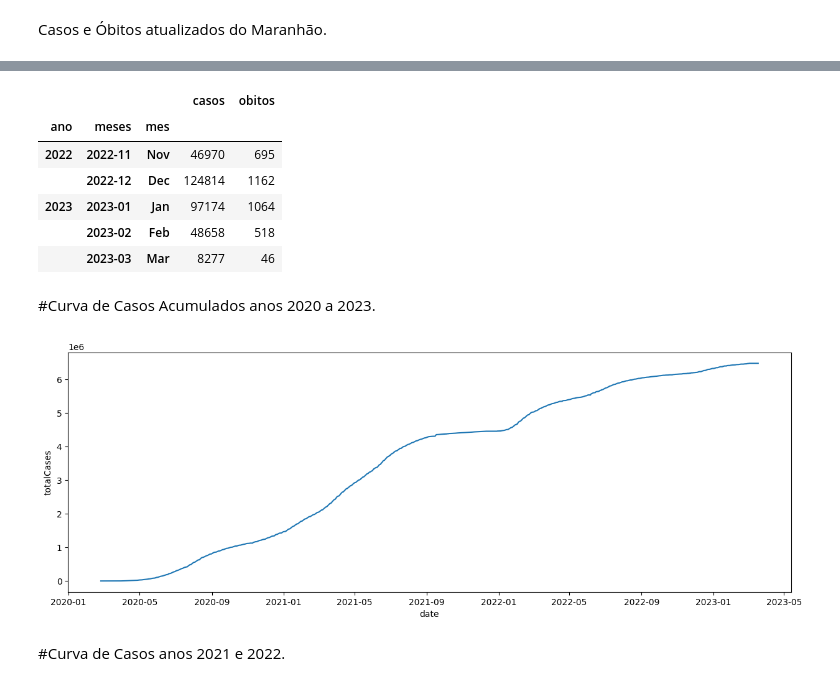
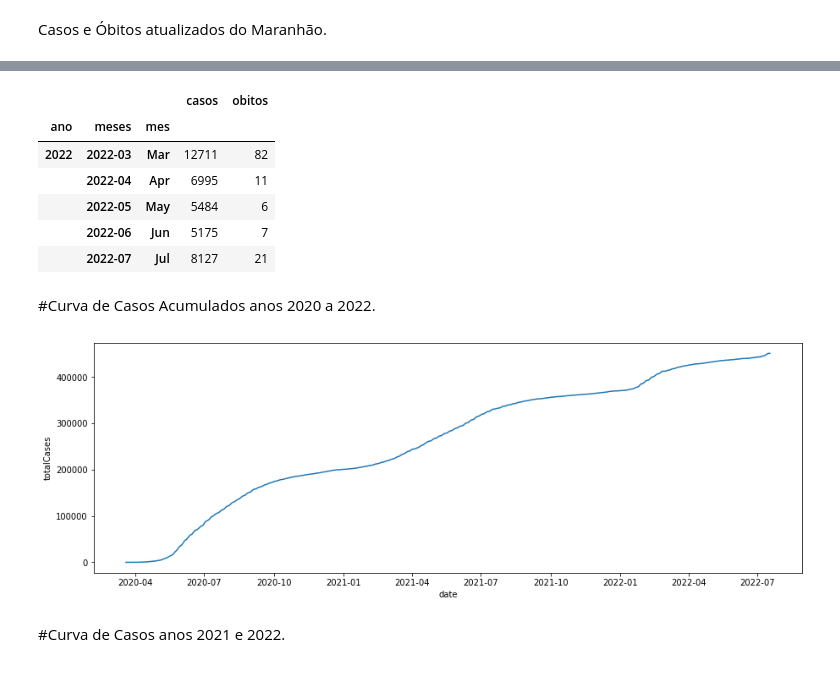
Before and after one commit to jamescp/python, a Jupyter notebook: AnaliseCovid.ipynb, the cells around one changed output, grey strips where cells are left out. Saved outputs shown, nothing was run; the diff lists cells and outputs as text; code cells hidden in the pictures.

```diff
--- a/AnaliseCovid.ipynb
+++ b/AnaliseCovid.ipynb
@@ -22,7 +22,7 @@ df = pd.read_csv("https://raw.githubusercontent.com/wcota/covid19br/master/cases
 df['date'] = pd.to_datetime(df['date'])
 
 #Seleciona somente o estado do Maranhão
-dados= df[df.state == "SP"]
+dadosMA= df[df.state == "MA"]
 # %% [markdown]
 Casos e Óbitos atualizados do Maranhão.
 # %%
@@ -50,5 +39,5 @@ CASOS MA: 6469442
 # %%
 #Cria as colunas  mes e ano
-dados['mes'] = dados['date'].dt.strftime('%b')
-dados['meses'] = dados['date'].dt.to_period('m')
-dados['ano'] = dados['date'].dt.strftime('%Y')
+dadosMA['mes'] = dadosMA['date'].dt.strftime('%b')
+dadosMA['meses'] = dadosMA['date'].dt.to_period('m')
+dadosMA['ano'] = dadosMA['date'].dt.strftime('%Y')
@@ -71,6 +44,5 @@ See the caveats in the documentation: https://pandas.pydata.org/pandas-docs/stab
 # %%
-#Imprime as últimas linhas da tabela ("table'1")
-table1 = dados.groupby(['ano', 'meses','mes']).agg(
+table1 = dadosMA.groupby(['ano', 'meses','mes']).agg(
     casos = ("newCases", "sum"),
     obitos = ("newDeaths", "sum")
 )
@@ -79,18 +51,18 @@ table1.tail()
 # %% [output]
 |  |  |  | casos | obitos |
 | ano | meses | mes |  |  |
-| 2022 | 2022-11 | Nov | 46970 | 695 |
-|  | 2022-12 | Dec | 124814 | 1162 |
-| 2023 | 2023-01 | Jan | 97174 | 1064 |
-|  | 2023-02 | Feb | 48658 | 518 |
-|  | 2023-03 | Mar | 8277 | 46 |
+| 2022 | 2022-03 | Mar | 12711 | 82 |
+|  | 2022-04 | Apr | 6995 | 11 |
+|  | 2022-05 | May | 5484 | 6 |
+|  | 2022-06 | Jun | 5175 | 7 |
+|  | 2022-07 | Jul | 8127 | 21 |
 # %% [markdown]
-#Curva de Casos Acumulados anos 2020 a 2023.
+#Curva de Casos Acumulados anos 2020 a 2022.
 # %%
 plt.figure(figsize=(15,5))
-sns.lineplot(data=dados, x='date', y='totalCases');
+sns.lineplot(data=dadosMA, x='date', y='totalCases');
 # %% [output]
-[figure, old version]
+[figure, new version]
 # %% [markdown]
 #Curva de Casos anos 2021 e 2022.
 # %%
```
Also changed, not shown: parts of 9 cells of this notebook.
